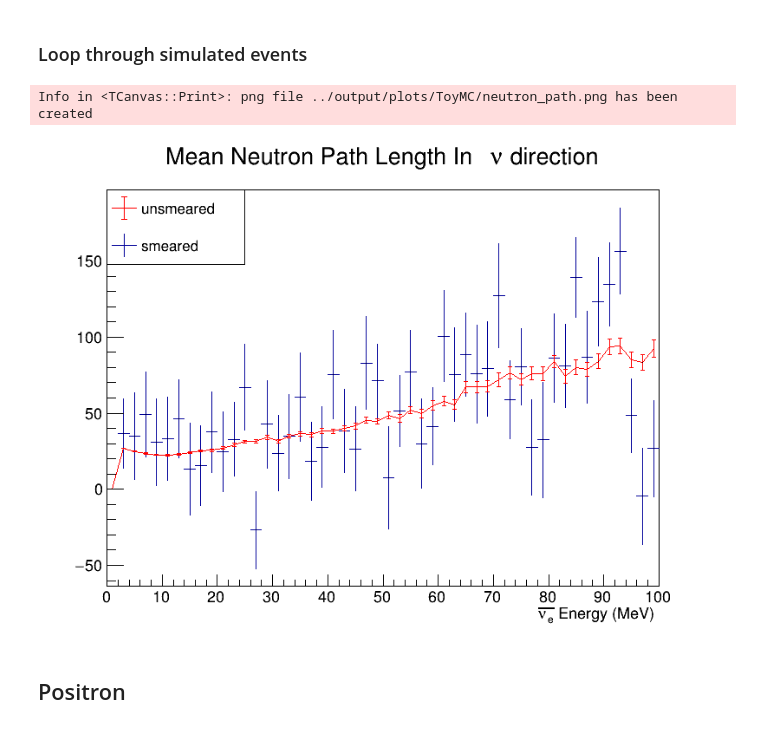
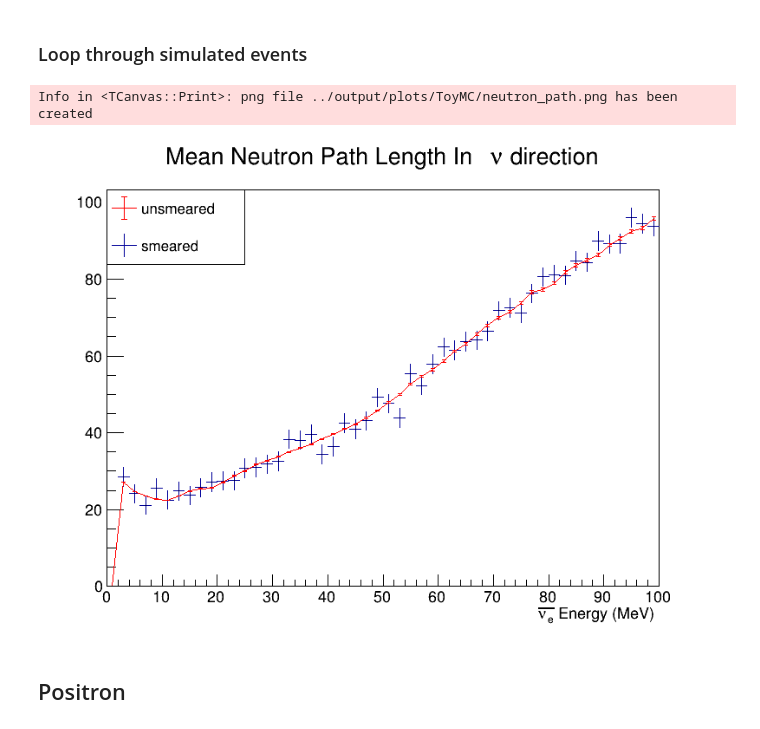
Before and after one commit to JamesJieranShen/SN_Localization, a Jupyter notebook: src/ToyMC.ipynb, the cells around one changed output. Cells and saved outputs as stored; diff of their text form; code cells hidden in the pictures.

```diff
--- a/src/ToyMC.ipynb
+++ b/src/ToyMC.ipynb
@@ -102,7 +105,7 @@ def calculate_n_path(event, use_diffusion=True, gamma_smear=200, detector_smear=
 
     # return the path length along the -z direction (in direction of nuebar)
     thermalize_path_length = get_n_thermalize(event.n_energy)
-    thermalize_path = random_cone(norm=thermalize_path_length, cosZ=event.n_cos)
+    thermalize_path = random_cone(norm=thermalize_path_length, cosZ=-event.nz)
 
     # diffusion path
     diffusion_path = np.array([0, 0, 0])
@@ -121,7 +124,7 @@ def calculate_n_path(event, use_diffusion=True, gamma_smear=200, detector_smear=
 def calculate_n_path_z(e, use_diffusion=True, gamma_smear=200, detector_smear=200):
     return calculate_n_path(e, use_diffusion, gamma_smear, detector_smear)[2]
 # %%
-treeFile = TFile("../output/ROOT/kin_results.root")
+treeFile = TFile("../output/ROOT/kin_results_generated.root")
 kin_tree = treeFile.kin_tree
 counter = 0
 
@@ -132,34 +135,34 @@ n_path_z_mean_unsmeared = TProfile("n_path_z_mean_unsmeared",
 
 for e in kin_tree:
     n_path_z = calculate_n_path_z(e, use_diffusion=True, gamma_smear=200, detector_smear=200)
     n_path_z_nosmear = calculate_n_path_z(e, use_diffusion=False, gamma_smear=0, detector_smear=0)
     n_path_z_mean_smeared.Fill(e.nuebar_energy, n_path_z, 1)
     n_path_z_mean_unsmeared.Fill(e.nuebar_energy, n_path_z_nosmear, 1)
 
 
 c3 = ROOT.TCanvas("c3", "c3", 800, 600)
 n_path_z_mean_smeared.Draw("")
 
 n_path_z_mean_unsmeared.SetLineColor(kRed)
 n_path_z_mean_unsmeared.Draw("E1 X0 SAME")
 n_path_z_mean_unsmeared.Draw("HIST L SAME")
 
 n_path_z_mean_smeared.GetXaxis().SetTitle("#bar{#nu_{e}} Energy (MeV)")
 
 leg = TLegend(0.1,0.75,0.3,0.9)
 
 leg.AddEntry(n_path_z_mean_unsmeared,"unsmeared","LE")
 leg.AddEntry(n_path_z_mean_smeared,"smeared","LE")
 leg.Draw()
 
 
 c3.Draw()
 c3.SaveAs("../output/plots/ToyMC/neutron_path.png")
 
 #treeFile.Close()
 # %% [output]
 Info in <TCanvas::Print>: png file ../output/plots/ToyMC/neutron_path.png has been created
-[figure, old version]
+[figure, new version]
 # %% [markdown]
 ## Positron
 # %%
```
Also changed, not shown: parts of 9 cells of this notebook, 14 other files.
